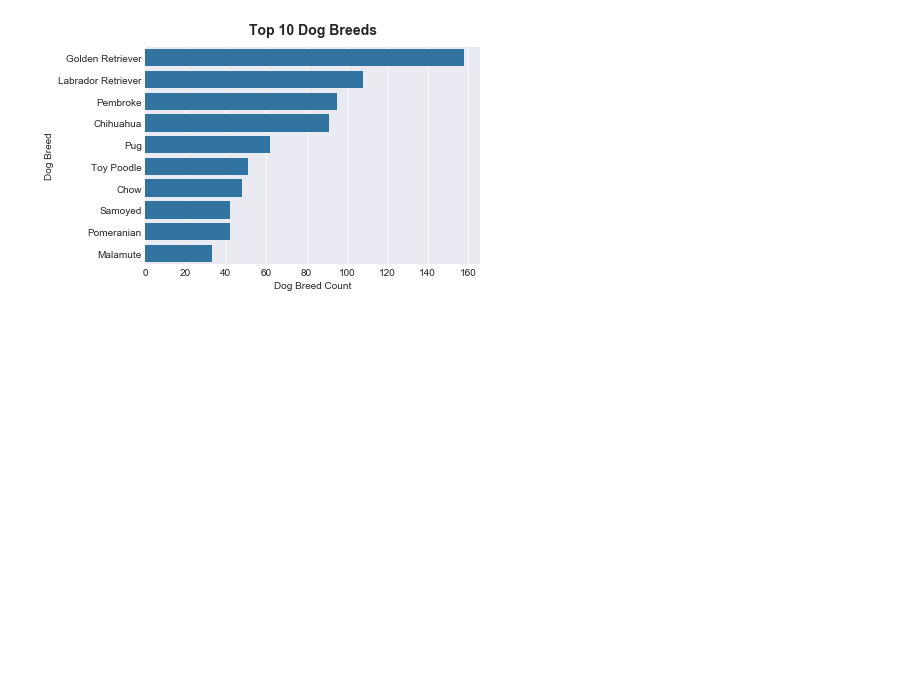
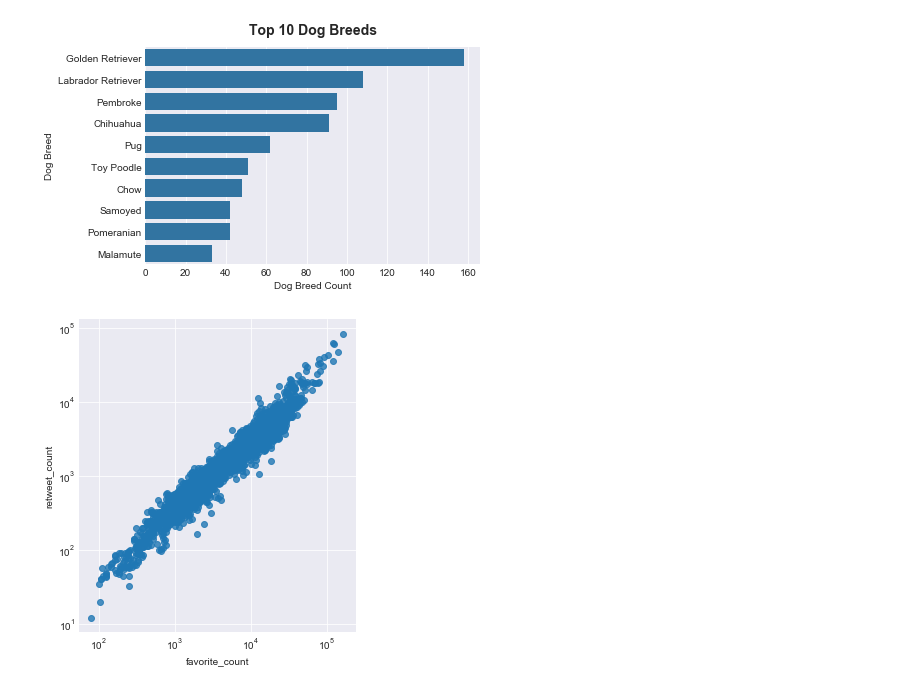
Before and after one commit to mattzajac/DAND-Project_3, a Jupyter notebook: act_report.ipynb, the cells around one changed output. Saved outputs shown, nothing was run; the diff lists cells and outputs as text; code cells hidden in the pictures; blank space fills up the shorter version.

Commit message:
Scatter Plot Basics

```diff
--- a/act_report.ipynb
+++ b/act_report.ipynb
@@ -101,3 +101,9 @@ plt.xlabel('Dog Breed Count')
 plt.ylabel('Dog Breed');
 # %% [output]
 [figure]
+# %%
+sns.lmplot(data=df, x="favorite_count", y="retweet_count", fit_reg=False)
+plt.xscale('log');
+plt.yscale('log');
+# %% [output]
+[figure, added]
```
